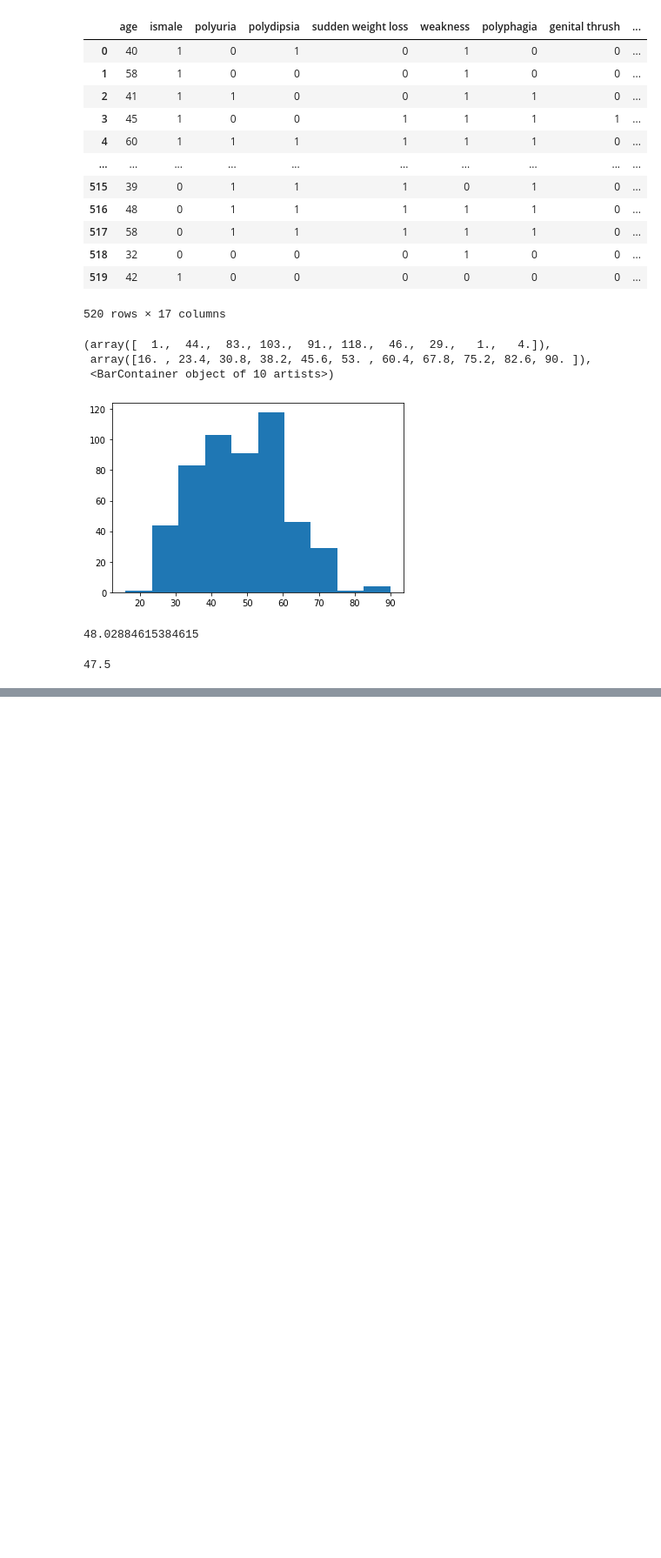
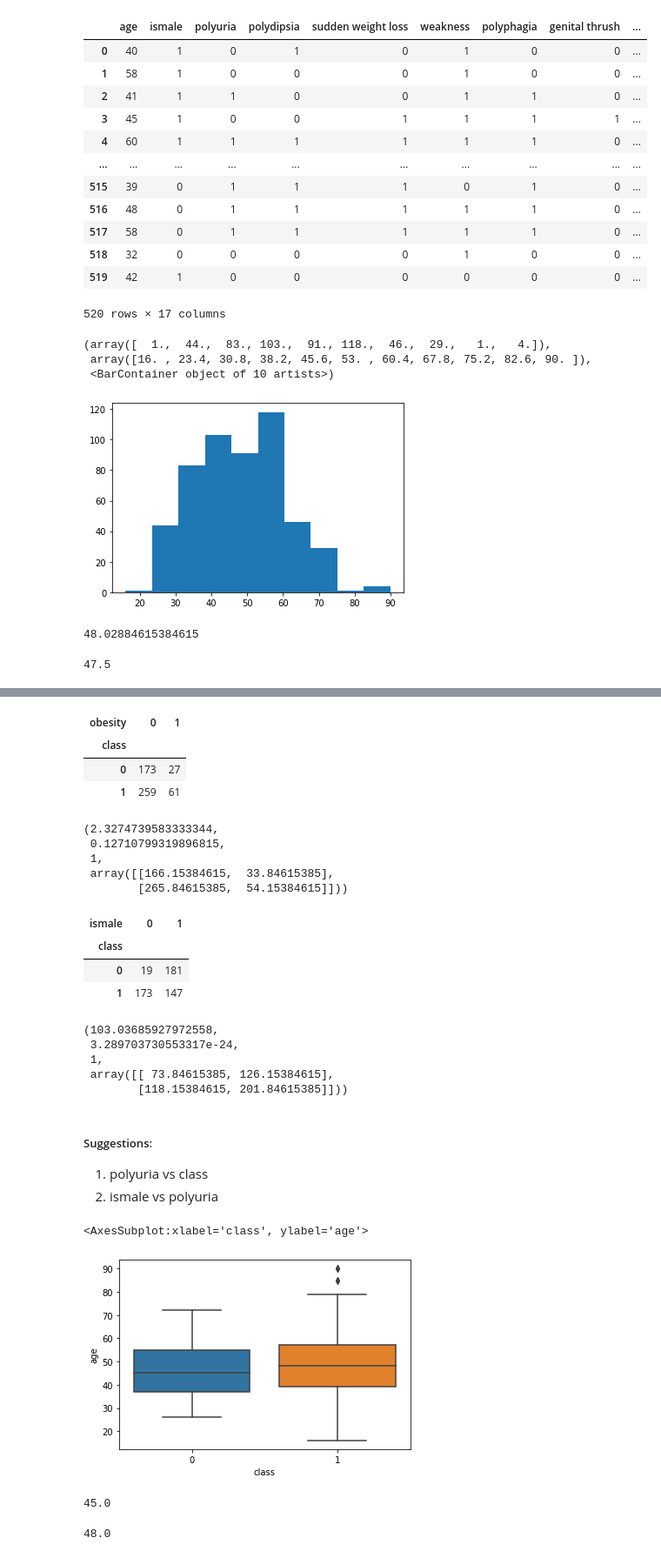
Before and after one commit to fabiokrone/DS_early_diabetes_detection, a Jupyter notebook: project-early-diabetes-detection.ipynb, the cells around one changed output, grey strips where cells are left out. Shown at 87% size. Cells and saved outputs as stored; diff of their text form; code cells hidden in the pictures; blank space fills up the shorter version.

```diff
--- a/project-early-diabetes-detection.ipynb
+++ b/project-early-diabetes-detection.ipynb
@@ -209,0 +246,52 @@ sns.countplot(df['ismale'])
+# %%
+obesity_diabetes_crosstab = pd.crosstab(df['class'], df['obesity'])
+obesity_diabetes_crosstab
+# %% [output]
+| obesity | 0 | 1 |
+| class |  |  |
+| 0 | 173 | 27 |
+| 1 | 259 | 61 |
+# %%
+chi2_contingency(obesity_diabetes_crosstab)
+# %% [output]
+(2.3274739583333344,
+ 0.12710799319896815,
+ 1,
+ array([[166.15384615,  33.84615385],
+        [265.84615385,  54.15384615]]))
+# %%
+ismale_diabetes_crosstab = pd.crosstab(df['class'], df['ismale'])
+ismale_diabetes_crosstab
+# %% [output]
+| ismale | 0 | 1 |
+| class |  |  |
+| 0 | 19 | 181 |
+| 1 | 173 | 147 |
+# %%
+chi2_contingency(ismale_diabetes_crosstab)
+# %% [output]
+(103.03685927972558,
+ 3.289703730553317e-24,
+ 1,
+ array([[ 73.84615385, 126.15384615],
+        [118.15384615, 201.84615385]]))
+# %% [markdown]
+##### Suggestions:
+1. polyuria vs class
+2. ismale vs polyuria
+# %%
+# is there a relationship between age and diabetic status?
+sns.boxplot(df['class'], df['age'])
+# %% [output]
+<AxesSubplot:xlabel='class', ylabel='age'>
+[figure, added]
+# %%
+no_diabetes = df[df['class'] == 0]
+no_diabetes['age'].median()
+# %% [output]
+45.0
+# %%
+diabetes = df[df['class'] == 1]
+diabetes['age'].median()
+# %% [output]
+48.0
```
Also changed, not shown: parts of 9 cells of this notebook.
